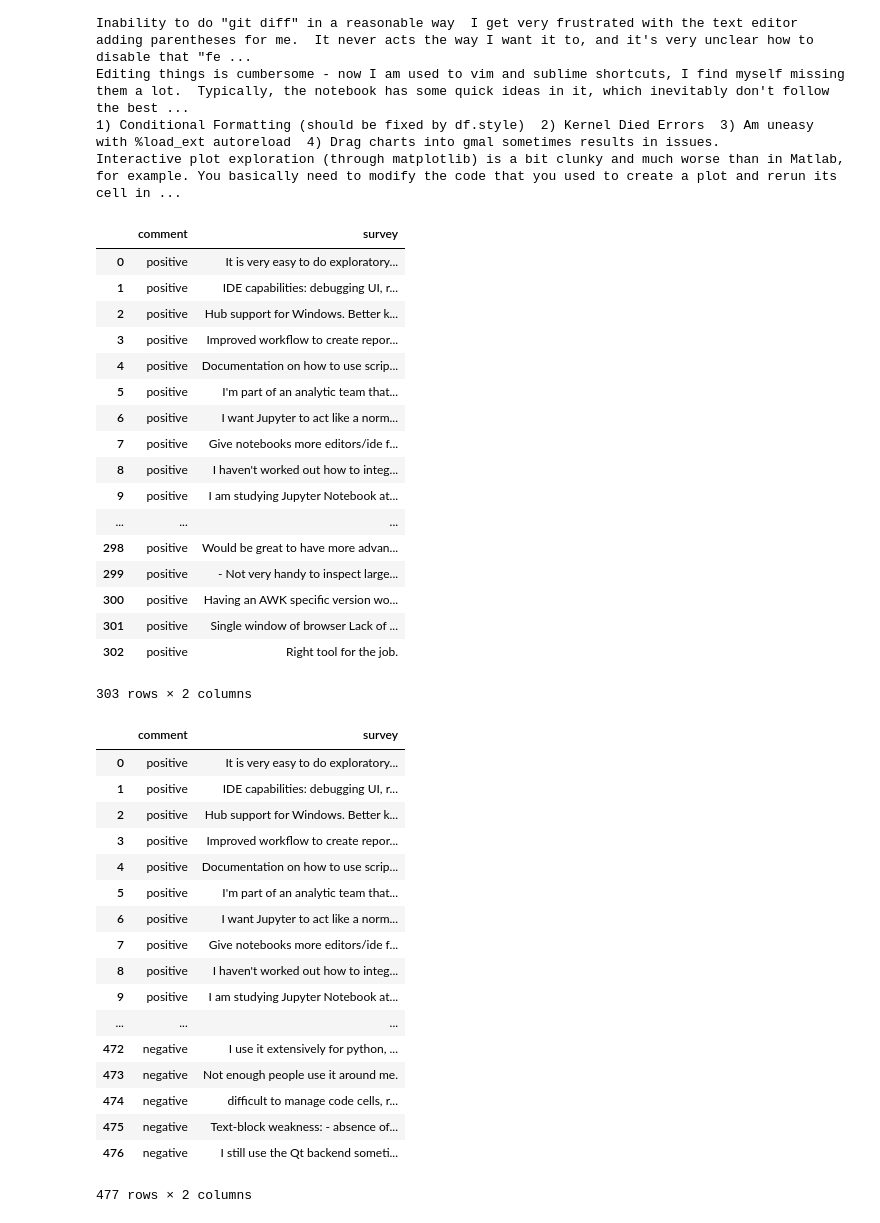
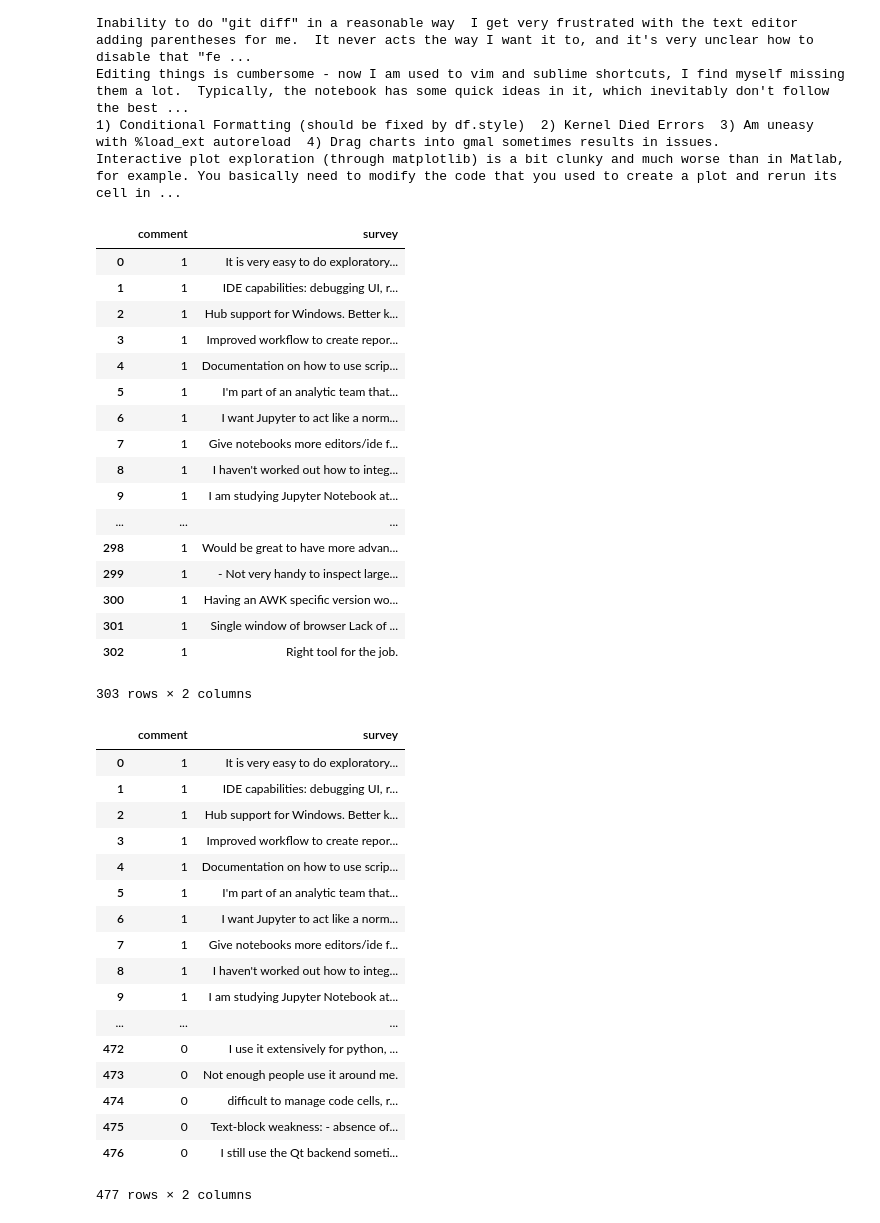
Before and after one commit to michellemao0224/Survey-Analysis, a Jupyter notebook: Survey_v4.ipynb, the cells around one changed output. Drawn from its saved outputs; the diff is of its cells as text; code cells hidden in the pictures.

```diff
--- a/Survey_v4.ipynb
+++ b/Survey_v4.ipynb
@@ -267,35 +268,35 @@ Interactive plot exploration (through matplotlib) is a bit clunky and much worse
 # %%
 df_list = []
 
-label_pos = 'positive'
+label_pos = 1
 for pos in positive_surveys:
     df_list.append({'comment': label_pos,
                         'survey': pos})
 
 df_s = pd.DataFrame(df_list, columns = ['comment', 'survey'])
 # df_s = df.sort_values('comment').reset_index(drop=True)
 df_s
 # %% [output]
 |  | comment | survey |
-| 0 | positive | It is very easy to do exploratory... |
-| 1 | positive | IDE capabilities: debugging UI, r... |
-| 2 | positive | Hub support for Windows. Better k... |
-| 3 | positive | Improved workflow to create repor... |
-| 4 | positive | Documentation on how to use scrip... |
-| 5 | positive | I'm part of an analytic team that... |
-| 6 | positive | I want Jupyter to act like a norm... |
-| 7 | positive | Give notebooks more editors/ide f... |
-| 8 | positive | I haven't worked out how to integ... |
-| 9 | positive | I am studying Jupyter Notebook at... |
+| 0 | 1 | It is very easy to do exploratory... |
+| 1 | 1 | IDE capabilities: debugging UI, r... |
+| 2 | 1 | Hub support for Windows. Better k... |
+| 3 | 1 | Improved workflow to create repor... |
+| 4 | 1 | Documentation on how to use scrip... |
+| 5 | 1 | I'm part of an analytic team that... |
+| 6 | 1 | I want Jupyter to act like a norm... |
+| 7 | 1 | Give notebooks more editors/ide f... |
+| 8 | 1 | I haven't worked out how to integ... |
+| 9 | 1 | I am studying Jupyter Notebook at... |
 | ... | ... | ... |
-| 298 | positive | Would be great to have more advan... |
-| 299 | positive | - Not very handy to inspect large... |
-| 300 | positive | Having an AWK specific version wo... |
-| 301 | positive | Single window of browser Lack of ... |
-| 302 | positive | Right tool for the job. |
+| 298 | 1 | Would be great to have more advan... |
+| 299 | 1 | - Not very handy to inspect large... |
+| 300 | 1 | Having an AWK specific version wo... |
+| 301 | 1 | Single window of browser Lack of ... |
+| 302 | 1 | Right tool for the job. |
 303 rows × 2 columns
 # %%
-label_neg = 'negative'
+label_neg = 0
 for neg in negative_surveys:
     df_list.append({'comment': label_neg,
                         'survey': neg})
@@ -304,20 +305,20 @@ df_s = pd.DataFrame(df_list, columns = ['comment', 'survey'])
 df_s
 # %% [output]
 |  | comment | survey |
-| 0 | positive | It is very easy to do exploratory... |
-| 1 | positive | IDE capabilities: debugging UI, r... |
-| 2 | positive | Hub support for Windows. Better k... |
-| 3 | positive | Improved workflow to create repor... |
-| 4 | positive | Documentation on how to use scrip... |
-| 5 | positive | I'm part of an analytic team that... |
-| 6 | positive | I want Jupyter to act like a norm... |
-| 7 | positive | Give notebooks more editors/ide f... |
-| 8 | positive | I haven't worked out how to integ... |
-| 9 | positive | I am studying Jupyter Notebook at... |
+| 0 | 1 | It is very easy to do exploratory... |
+| 1 | 1 | IDE capabilities: debugging UI, r... |
+| 2 | 1 | Hub support for Windows. Better k... |
+| 3 | 1 | Improved workflow to create repor... |
+| 4 | 1 | Documentation on how to use scrip... |
+| 5 | 1 | I'm part of an analytic team that... |
+| 6 | 1 | I want Jupyter to act like a norm... |
+| 7 | 1 | Give notebooks more editors/ide f... |
+| 8 | 1 | I haven't worked out how to integ... |
+| 9 | 1 | I am studying Jupyter Notebook at... |
 | ... | ... | ... |
-| 472 | negative | I use it extensively for python, ... |
-| 473 | negative | Not enough people use it around me. |
-| 474 | negative | difficult to manage code cells, r... |
-| 475 | negative | Text-block weakness: - absence of... |
-| 476 | negative | I still use the Qt backend someti... |
+| 472 | 0 | I use it extensively for python, ... |
+| 473 | 0 | Not enough people use it around me. |
+| 474 | 0 | difficult to manage code cells, r... |
+| 475 | 0 | Text-block weakness: - absence of... |
+| 476 | 0 | I still use the Qt backend someti... |
 477 rows × 2 columns
```
Also changed, not shown: parts of 6 cells of this notebook.
